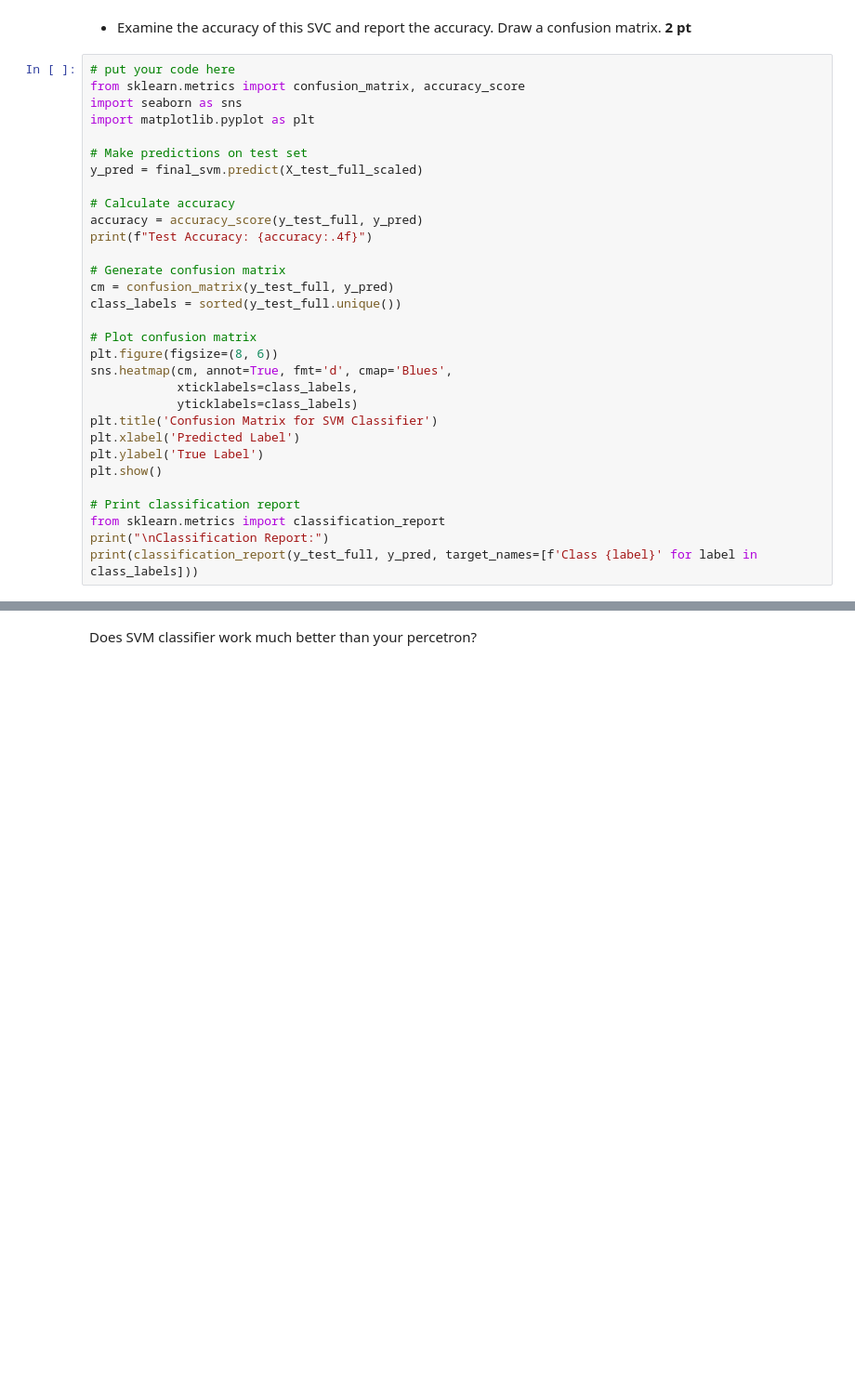
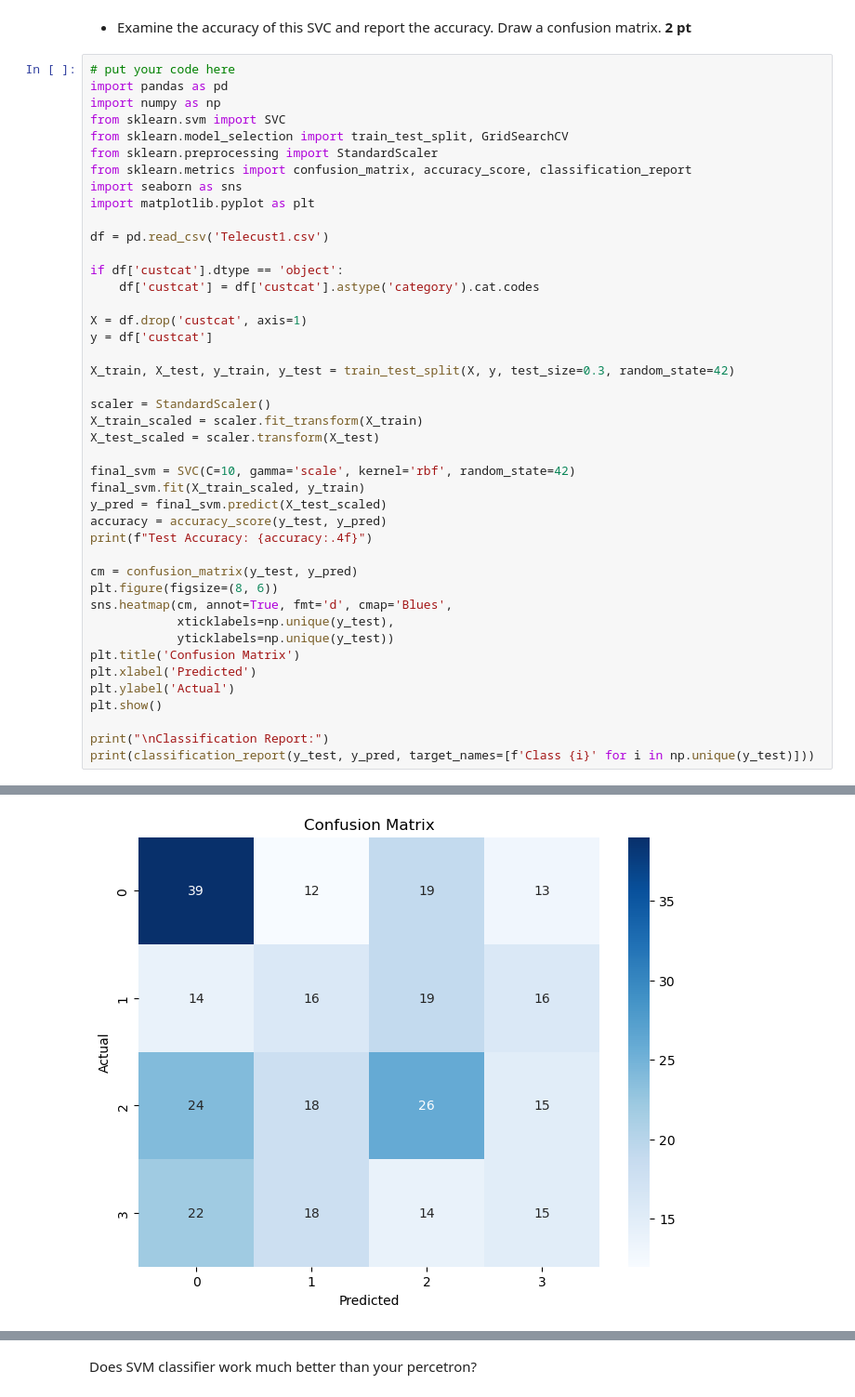
Before and after one commit to Xu-Jiongyang/cmse202-s25-turnin-1, a Jupyter notebook: hw-04/HW-04_Jiongyang.ipynb, the cells around one changed output, grey strips where cells are left out. Shown at 93% size. Cells and saved outputs as stored; diff of their text form; blank space fills up the shorter version.

```diff
--- a/hw-04/HW-04_Jiongyang.ipynb
+++ b/hw-04/HW-04_Jiongyang.ipynb
@@ -716,33 +716,45 @@ Fitting 3 folds for each of 13 candidates, totalling 39 fits
 * Examine the accuracy of this SVC and report the accuracy. Draw a confusion matrix. **2 pt**
 # %%
 # put your code here
-from sklearn.metrics import confusion_matrix, accuracy_score
+import pandas as pd
+import numpy as np
+from sklearn.svm import SVC
+from sklearn.model_selection import train_test_split, GridSearchCV
+from sklearn.preprocessing import StandardScaler
+from sklearn.metrics import confusion_matrix, accuracy_score, classification_report
 import seaborn as sns
 import matplotlib.pyplot as plt
 
-# Make predictions on test set
-y_pred = final_svm.predict(X_test_full_scaled)
+df = pd.read_csv('Telecust1.csv')
 
-# Calculate accuracy
-accuracy = accuracy_score(y_test_full, y_pred)
+if df['custcat'].dtype == 'object':
+    df['custcat'] = df['custcat'].astype('category').cat.codes
+
+X = df.drop('custcat', axis=1)
+y = df['custcat']
+
+X_train, X_test, y_train, y_test = train_test_split(X, y, test_size=0.3, random_state=42)
+
+scaler = StandardScaler()
+X_train_scaled = scaler.fit_transform(X_train)
+X_test_scaled = scaler.transform(X_test)
+
+final_svm = SVC(C=10, gamma='scale', kernel='rbf', random_state=42)
+final_svm.fit(X_train_scaled, y_train)
+y_pred = final_svm.predict(X_test_scaled)
+accuracy = accuracy_score(y_test, y_pred)
 print(f"Test Accuracy: {accuracy:.4f}")
 
-# Generate confusion matrix
-cm = confusion_matrix(y_test_full, y_pred)
-class_labels = sorted(y_test_full.unique())
-
-# Plot confusion matrix
+cm = confusion_matrix(y_test, y_pred)
 plt.figure(figsize=(8, 6))
 sns.heatmap(cm, annot=True, fmt='d', cmap='Blues',
-            xticklabels=class_labels,
-            yticklabels=class_labels)
-plt.title('Confusion Matrix for SVM Classifier')
-plt.xlabel('Predicted Label')
-plt.ylabel('True Label')
+            xticklabels=np.unique(y_test),
+            yticklabels=np.unique(y_test))
+plt.title('Confusion Matrix')
+plt.xlabel('Predicted')
+plt.ylabel('Actual')
 plt.show()
 
-# Print classification report
-from sklearn.metrics import classification_report
 print("\nClassification Report:")
-print(classification_report(y_test_full, y_pred, target_names=[f'Class {label}' for label in class_labels]))
+print(classification_report(y_test, y_pred, target_names=[f'Class {i}' for i in np.unique(y_test)]))
 # %% [output]
@@ -749,0 +762 @@ NameError: name 'final_svm' is not defined
+[figure, added]
```
Also changed, not shown: parts of 5 cells of this notebook.
